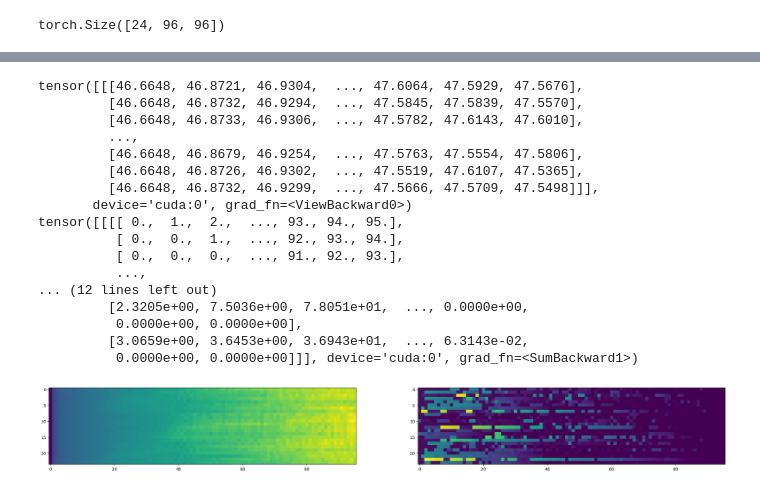
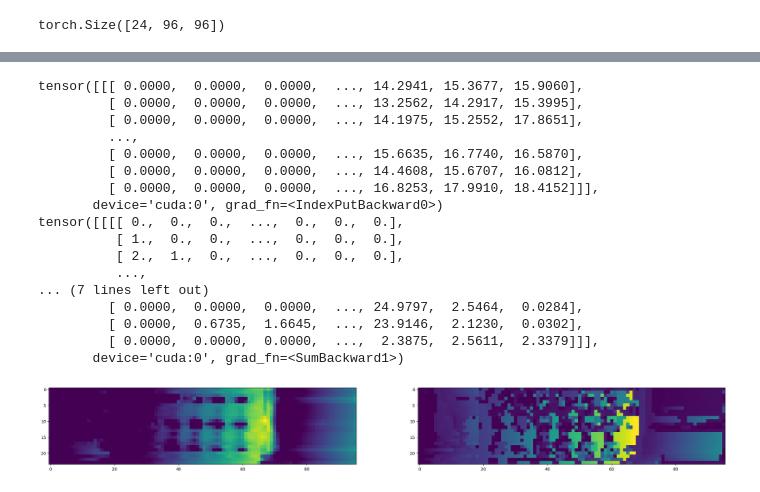
Before and after one commit to liu-yii/StereoSRTransformer, a Jupyter notebook: feat_vis.ipynb, the cells around one changed output, grey strips where cells are left out. Cells and saved outputs as stored; diff of their text form; code cells hidden in the pictures.

```diff
--- a/feat_vis.ipynb
+++ b/feat_vis.ipynb
@@ -160,5 +226,9 @@ tensor([[[0.4739],
 # %%
-feat_left, feat_right, M_right_to_left, M_left_to_right, raw_attn = out
+feat_left, feat_right, attn_weight = out
+M_right_to_left, M_left_to_right = attn_weight
+M_left_to_right = torch.softmax(M_left_to_right, dim=-1)
+M_right_to_left = torch.softmax(M_right_to_left, dim=-1)
+# raw_attn = M_right_to_left
 # feat, cost = out
 # print(feat.shape)
 # feat_left, feat_right = torch.chunk(feat, 2, dim=0)
@@ -167,7 +237,7 @@ feat_left, feat_right, M_right_to_left, M_left_to_right, raw_attn = out
 # M_left_to_right, M_right_to_left = cost
 # M_left_to_right = torch.softmax(M_left_to_right, dim=-1)
 # M_right_to_left = torch.softmax(M_right_to_left, dim=-1)
-print(M_left_to_right)
+# print(M_left_to_right)
 # M_left_to_right = M_left_to_right.clamp_(0)
 # M_right_to_left = M_right_to_left.clamp_(0)
 b,_,h,w = feat_left.shape
@@ -260,7 +313,7 @@ def gen_pos_shift(w, device):
     """
     pos_r = torch.linspace(0, w - 1, w)[None, None, None, :].to(device)  # 1 x 1 x 1 x W_right
     pos_l = torch.linspace(0, w - 1, w)[None, None, :, None].to(device)  # 1 x 1 x W_left x1
-    pos = pos_r - pos_l
+    pos = pos_l - pos_r
     pos[pos < 0] = 0
     return pos
 
@@ -425,53 +478,55 @@ tensor(0.0279, grad_fn=<MeanBackward0>)
 # %%
 h,w,w = M_left_to_right.shape
 index = torch.arange(w).view(1, 1, 1, w).to(M_right_to_left.device).float()    # index: 1*1*1*w
-disp1 = torch.sum(torch.softmax(M_right_to_left,dim=-1) * index, dim=-1).view(1, h, w) # x axis of the corresponding point
+coordx = torch.arange(w).view(1, 1, 1, w).repeat(1,1,h,1).to(M_right_to_left.device).float()
+disp1 = coordx.squeeze(0) - torch.sum(M_right_to_left*index, dim=-1).view(1, h, w) # x axis of the corresponding point
 #  disp2 = torch.sum(M_left_to_right * index, dim=-1).view(1, h, w)
+disp1[disp1<0]=0
 print(disp1)
 
 pos_shift = gen_pos_shift(96, 'cuda')
 print(pos_shift)
-disp2,norm = gen_raw_disp(M_left_to_right.unsqueeze(0), pos_shift)
+disp2,norm = gen_raw_disp(M_right_to_left.unsqueeze(0), pos_shift)
 disp2 = disp2
 print(disp2)
 
 # disp = disp.squeeze(0)
 gray_scale = torch.sum(disp1,0)
 gray_scale = gray_scale /disp1.shape[0]  # torch.Size([64, 112, 112]) —> torch.Size([112, 112])   从彩色图片变为黑白图片  压缩64个颜色通道维度，否则feature map太多张
 gray_scale = gray_scale.data.cpu().numpy()
 
 gray_scale2 = torch.sum(disp2,0)
 gray_scale2 = gray_scale2 /disp2.shape[0]  # torch.Size([64, 112, 112]) —> torch.Size([112, 112])   从彩色图片变为黑白图片  压缩64个颜色通道维度，否则feature map太多张
 gray_scale2 = gray_scale2.data.cpu().numpy()
 
 
 fig = plt.figure(1, figsize=(30, 50))
 plt.subplot(1,2,1)
 img_plot = plt.imshow(gray_scale)
 fig2 = plt.figure(1, figsize=(30, 50))
 plt.subplot(1,2,2)
 img_plot2 = plt.imshow(gray_scale2)
 # fig3 = plt.figure(1, figsize=(30, 50))
 # plt.subplot(1,3,3)
 # img_plot2 = plt.imshow(feat_right_pca)
 # cv2.imwrite('heat_map.jpg', blended_img)  # 将图像保存到硬盘
 plt.savefig('vis/disp.jpg', bbox_inches='tight')  # 若不加bbox_inches='tight'，保存的图片可能不完整
 # %% [output]
-tensor([[[46.6648, 46.8721, 46.9304,  ..., 47.6064, 47.5929, 47.5676],
-         [46.6648, 46.8732, 46.9294,  ..., 47.5845, 47.5839, 47.5570],
-         [46.6648, 46.8733, 46.9306,  ..., 47.5782, 47.6143, 47.6010],
+tensor([[[ 0.0000,  0.0000,  0.0000,  ..., 14.2941, 15.3677, 15.9060],
+         [ 0.0000,  0.0000,  0.0000,  ..., 13.2562, 14.2917, 15.3995],
+         [ 0.0000,  0.0000,  0.0000,  ..., 14.1975, 15.2552, 17.8651],
          ...,
-         [46.6648, 46.8679, 46.9254,  ..., 47.5763, 47.5554, 47.5806],
-         [46.6648, 46.8726, 46.9302,  ..., 47.5519, 47.6107, 47.5365],
-         [46.6648, 46.8732, 46.9299,  ..., 47.5666, 47.5709, 47.5498]]],
-       device='cuda:0', grad_fn=<ViewBackward0>)
-tensor([[[[ 0.,  1.,  2.,  ..., 93., 94., 95.],
-          [ 0.,  0.,  1.,  ..., 92., 93., 94.],
-          [ 0.,  0.,  0.,  ..., 91., 92., 93.],
+         [ 0.0000,  0.0000,  0.0000,  ..., 15.6635, 16.7740, 16.5870],
+         [ 0.0000,  0.0000,  0.0000,  ..., 14.4608, 15.6707, 16.0812],
+         [ 0.0000,  0.0000,  0.0000,  ..., 16.8253, 17.9910, 18.4152]]],
+       device='cuda:0', grad_fn=<IndexPutBackward0>)
+tensor([[[[ 0.,  0.,  0.,  ...,  0.,  0.,  0.],
+          [ 1.,  0.,  0.,  ...,  0.,  0.,  0.],
+          [ 2.,  1.,  0.,  ...,  0.,  0.,  0.],
           ...,
-... (12 lines left out)
-         [2.3205e+00, 7.5036e+00, 7.8051e+01,  ..., 0.0000e+00,
-          0.0000e+00, 0.0000e+00],
-         [3.0659e+00, 3.6453e+00, 3.6943e+01,  ..., 6.3143e-02,
-          0.0000e+00, 0.0000e+00]]], device='cuda:0', grad_fn=<SumBackward1>)
+... (7 lines left out)
+         [ 0.0000,  0.0000,  0.0000,  ..., 24.9797,  2.5464,  0.0284],
+         [ 0.0000,  0.6735,  1.6645,  ..., 23.9146,  2.1230,  0.0302],
+         [ 0.0000,  0.0000,  0.0000,  ...,  2.3875,  2.5611,  2.3379]]],
+       device='cuda:0', grad_fn=<SumBackward1>)
-[figure, old version]
+[figure, new version]
```
Also changed, not shown: parts of 12 cells of this notebook, 32 other files.
